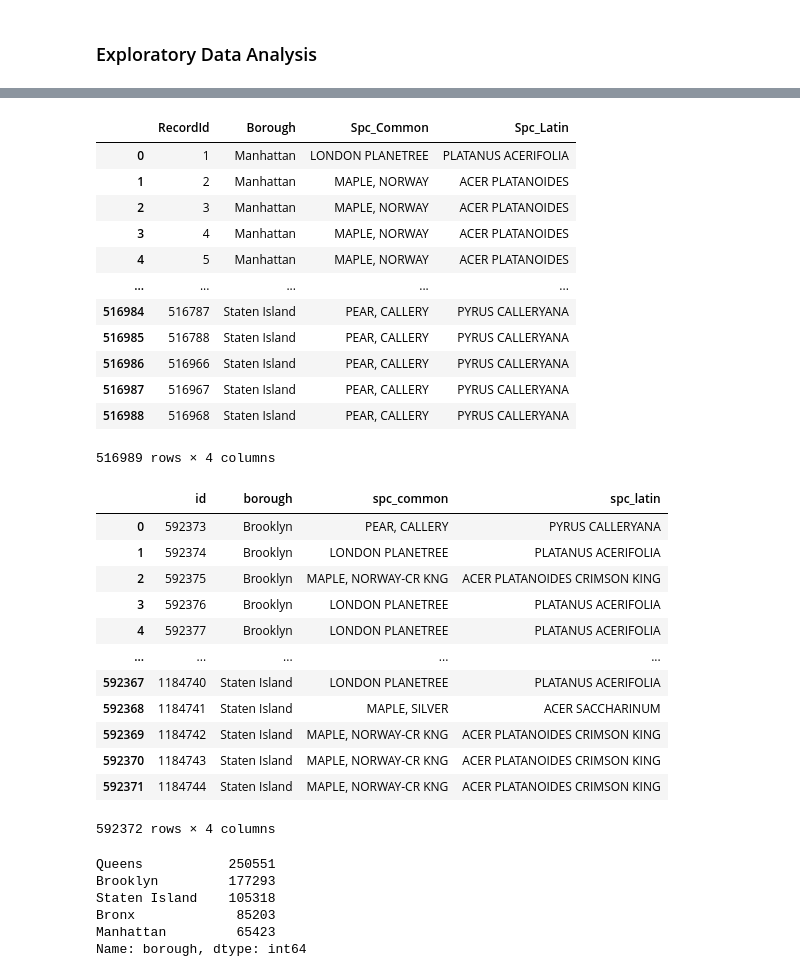
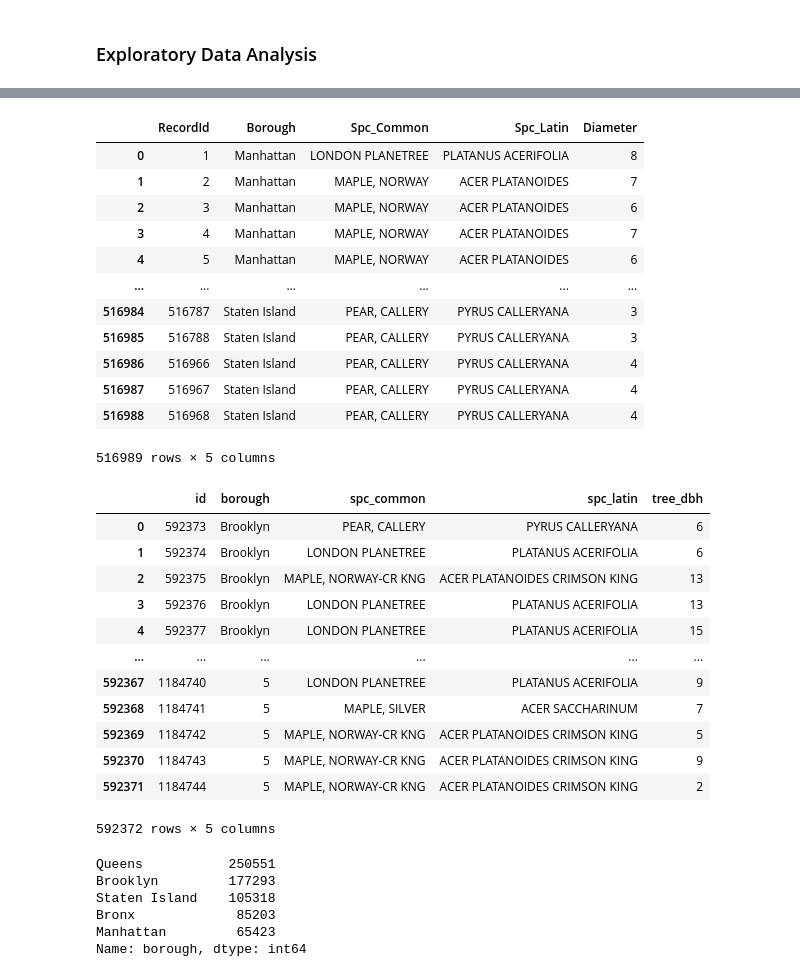
Before and after one commit to radleyciego/environmental-data-science, a Jupyter notebook: labs/04_data_visualization.ipynb, the cells around one changed output, grey strips where cells are left out. Saved outputs shown, nothing was run; the diff lists cells and outputs as text; code cells hidden in the pictures.

```diff
--- a/labs/04_data_visualization.ipynb
+++ b/labs/04_data_visualization.ipynb
@@ -51,19 +51,19 @@ tree05
 # %%
-tree95 = tree95[['RecordId','Borough','Spc_Common','Spc_Latin']]
+tree95 = tree95[['RecordId','Borough','Spc_Common','Spc_Latin','Diameter']]
 tree95
 # %% [output]
-|  | RecordId | Borough | Spc_Common | Spc_Latin |
-| 0 | 1 | Manhattan | LONDON PLANETREE | PLATANUS ACERIFOLIA |
-| 1 | 2 | Manhattan | MAPLE, NORWAY | ACER PLATANOIDES |
-| 2 | 3 | Manhattan | MAPLE, NORWAY | ACER PLATANOIDES |
-| 3 | 4 | Manhattan | MAPLE, NORWAY | ACER PLATANOIDES |
-| 4 | 5 | Manhattan | MAPLE, NORWAY | ACER PLATANOIDES |
-| ... | ... | ... | ... | ... |
-| 516984 | 516787 | Staten Island | PEAR, CALLERY | PYRUS CALLERYANA |
-| 516985 | 516788 | Staten Island | PEAR, CALLERY | PYRUS CALLERYANA |
-| 516986 | 516966 | Staten Island | PEAR, CALLERY | PYRUS CALLERYANA |
-| 516987 | 516967 | Staten Island | PEAR, CALLERY | PYRUS CALLERYANA |
-| 516988 | 516968 | Staten Island | PEAR, CALLERY | PYRUS CALLERYANA |
+|  | RecordId | Borough | Spc_Common | Spc_Latin | Diameter |
+| 0 | 1 | Manhattan | LONDON PLANETREE | PLATANUS ACERIFOLIA | 8 |
+| 1 | 2 | Manhattan | MAPLE, NORWAY | ACER PLATANOIDES | 7 |
+| 2 | 3 | Manhattan | MAPLE, NORWAY | ACER PLATANOIDES | 6 |
+| 3 | 4 | Manhattan | MAPLE, NORWAY | ACER PLATANOIDES | 7 |
+| 4 | 5 | Manhattan | MAPLE, NORWAY | ACER PLATANOIDES | 6 |
+| ... | ... | ... | ... | ... | ... |
+| 516984 | 516787 | Staten Island | PEAR, CALLERY | PYRUS CALLERYANA | 3 |
+| 516985 | 516788 | Staten Island | PEAR, CALLERY | PYRUS CALLERYANA | 3 |
+| 516986 | 516966 | Staten Island | PEAR, CALLERY | PYRUS CALLERYANA | 4 |
+| 516987 | 516967 | Staten Island | PEAR, CALLERY | PYRUS CALLERYANA | 4 |
+| 516988 | 516968 | Staten Island | PEAR, CALLERY | PYRUS CALLERYANA | 4 |
-516989 rows × 4 columns
+516989 rows × 5 columns
 # %%
 # rename columns
@@ -71,18 +71,18 @@ tree15.columns = ['id','borough','spc_common','spc_latin']
 # %%
-tree05.columns = ['id','borough','spc_common','spc_latin']
+tree05.columns = ['id','borough','spc_common','spc_latin','tree_dbh']
 tree05
 # %% [output]
-|  | id | borough | spc_common | spc_latin |
-| 0 | 592373 | Brooklyn | PEAR, CALLERY | PYRUS CALLERYANA |
-| 1 | 592374 | Brooklyn | LONDON PLANETREE | PLATANUS ACERIFOLIA |
-| 2 | 592375 | Brooklyn | MAPLE, NORWAY-CR KNG | ACER PLATANOIDES CRIMSON KING |
-| 3 | 592376 | Brooklyn | LONDON PLANETREE | PLATANUS ACERIFOLIA |
-| 4 | 592377 | Brooklyn | LONDON PLANETREE | PLATANUS ACERIFOLIA |
-| ... | ... | ... | ... | ... |
-| 592367 | 1184740 | Staten Island | LONDON PLANETREE | PLATANUS ACERIFOLIA |
-| 592368 | 1184741 | Staten Island | MAPLE, SILVER | ACER SACCHARINUM |
-| 592369 | 1184742 | Staten Island | MAPLE, NORWAY-CR KNG | ACER PLATANOIDES CRIMSON KING |
-| 592370 | 1184743 | Staten Island | MAPLE, NORWAY-CR KNG | ACER PLATANOIDES CRIMSON KING |
-| 592371 | 1184744 | Staten Island | MAPLE, NORWAY-CR KNG | ACER PLATANOIDES CRIMSON KING |
+|  | id | borough | spc_common | spc_latin | tree_dbh |
+| 0 | 592373 | Brooklyn | PEAR, CALLERY | PYRUS CALLERYANA | 6 |
+| 1 | 592374 | Brooklyn | LONDON PLANETREE | PLATANUS ACERIFOLIA | 6 |
+| 2 | 592375 | Brooklyn | MAPLE, NORWAY-CR KNG | ACER PLATANOIDES CRIMSON KING | 13 |
+| 3 | 592376 | Brooklyn | LONDON PLANETREE | PLATANUS ACERIFOLIA | 13 |
+| 4 | 592377 | Brooklyn | LONDON PLANETREE | PLATANUS ACERIFOLIA | 15 |
+| ... | ... | ... | ... | ... | ... |
+| 592367 | 1184740 | 5 | LONDON PLANETREE | PLATANUS ACERIFOLIA | 9 |
+| 592368 | 1184741 | 5 | MAPLE, SILVER | ACER SACCHARINUM | 7 |
+| 592369 | 1184742 | 5 | MAPLE, NORWAY-CR KNG | ACER PLATANOIDES CRIMSON KING | 5 |
+| 592370 | 1184743 | 5 | MAPLE, NORWAY-CR KNG | ACER PLATANOIDES CRIMSON KING | 9 |
+| 592371 | 1184744 | 5 | MAPLE, NORWAY-CR KNG | ACER PLATANOIDES CRIMSON KING | 2 |
-592372 rows × 4 columns
+592372 rows × 5 columns
 # %%
```
Also changed, not shown: parts of 8 cells of this notebook.
